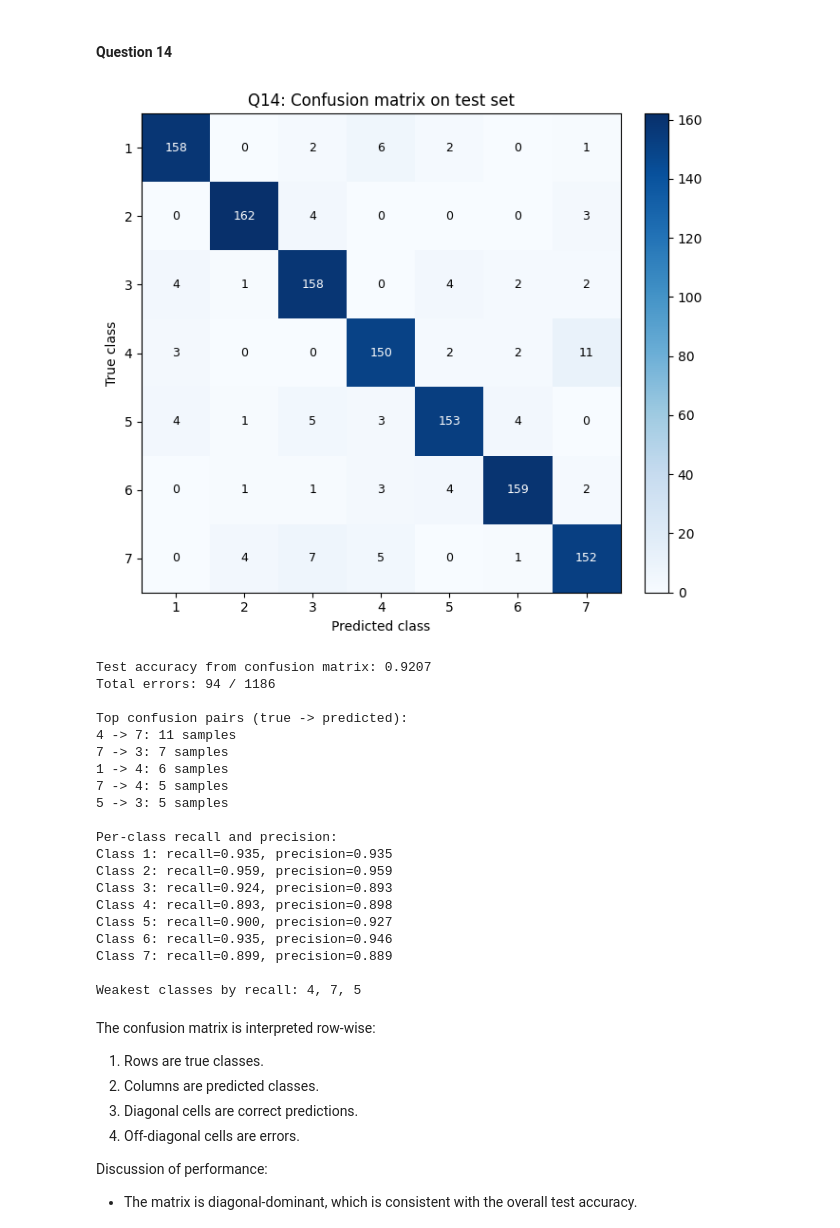
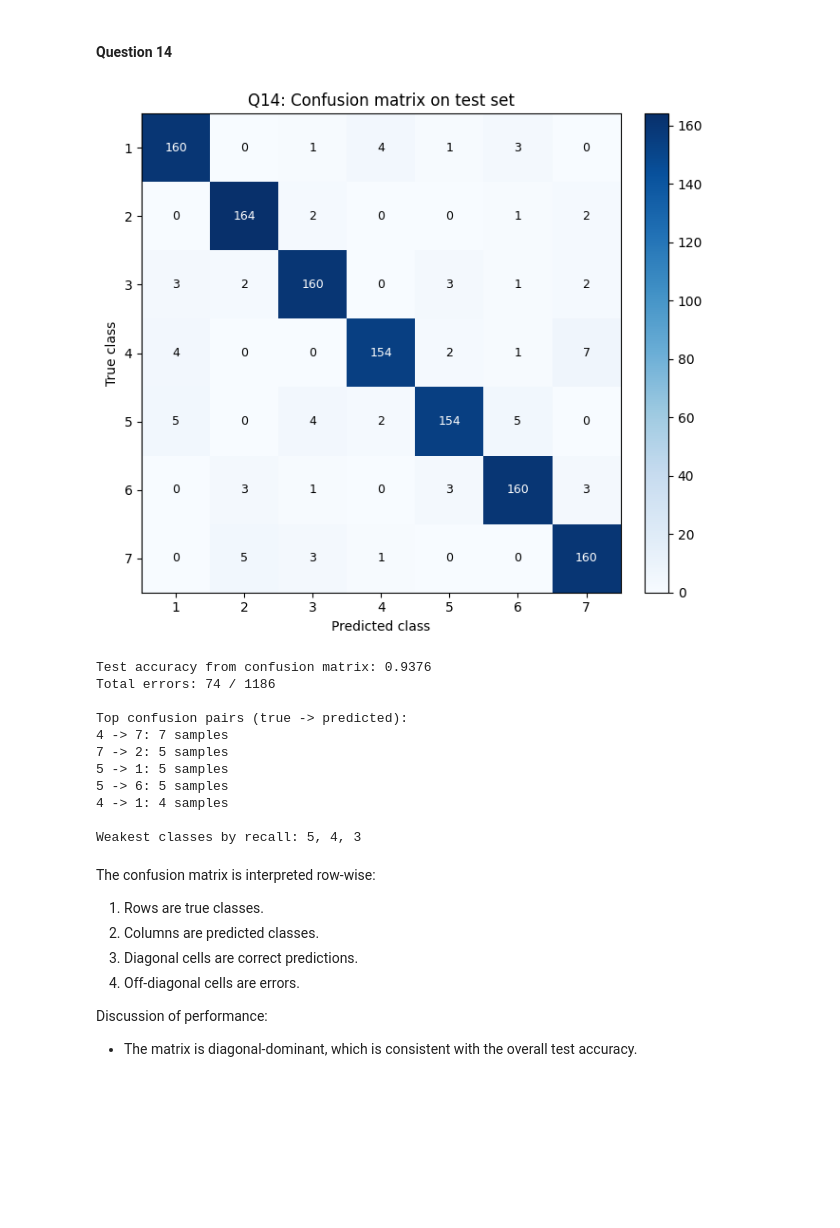
Before and after one commit to Pavel-77-ro/ANN-Assignment, a Jupyter notebook: src/Main.ipynb, the cells around one changed output. Saved outputs shown, nothing was run; the diff lists cells and outputs as text; code cells hidden in the pictures; blank space fills up the shorter version.

```diff
--- a/src/Main.ipynb
+++ b/src/Main.ipynb
@@ -807,0 +824,10 @@ _Put your code blocks above (if any) and write your answer here._
+# %%
+#helper for standardization
+def standardize_train_val(X_train, X_val):
+    mean = np.mean(X_train, axis=0)
+    sigma = np.std(X_train, axis=0) + 1e-12
+
+    X_train_n = (X_train - mean) / sigma
+    X_val_n = (X_val - mean) / sigma
+
+    return X_train_n, X_val_n
@@ -818,30 +1046,15 @@ _Put your code blocks above (if any) and write your answer here._
 
 #### Question 13
 # %%
-# Q13 code: final evaluation on validation and test sets
-# If Q12 defines a better architecture, set q12_best_architecture = [...] before running this cell.
-if "q10_results" in globals():
-    selected_init_name = max(q10_results.keys(), key=lambda k: q10_results[k]["mean_best_val_acc"])
-else:
-    selected_init_name = "He"
+#Extract the best initialization method from Q10 results to use in Q13 evaluation, based on mean best validation accuracy across runs
+selected_init_name = max(q10_results.keys(), key=lambda k: q10_results[k]["mean_best_val_acc"])
 
 default_init_map = {"Xavier": 0, "Random": 1, "He": 2}
-if "init_code" in globals():
-    selected_init_code = int(init_code.get(selected_init_name, default_init_map[selected_init_name]))
-else:
-    selected_init_code = default_init_map[selected_init_name]
+selected_init_code = int(init_code.get(selected_init_name, default_init_map[selected_init_name]))
 
-if "run_config" in globals() and selected_init_name in run_config and len(run_config[selected_init_name]) > 0:
-    selected_seed = int(run_config[selected_init_name][0])
-else:
-    selected_seed = int(seed)
+selected_seed = seed
+selected_hidden = q12_best_architecture
 
-if "q12_best_architecture" in globals():
-    selected_hidden = list(q12_best_architecture)
-elif "best_architecture" in globals():
-    selected_hidden = list(best_architecture)
-else:
-    selected_hidden = [12, 8]
 
 eval_model = build_network(
     selected_hidden,
@@ -909,9 +1122,6 @@ Interpretation:
 # %% [markdown]
 #### Question 14
 # %%
-# Q14 code: confusion matrix on test set
-if "eval_model" not in globals():
-    raise RuntimeError("Run the Q13 code cell first so eval_model is available.")
 
 q14_true = test_labels.astype(int)
 q14_pred = np.argmax(eval_model.forward(test_features), axis=1) + 1
@@ -964,60 +1174,46 @@ q14_recall = np.diag(q14_confusion) / np.maximum(row_totals.ravel(), 1)
 q14_precision = np.diag(q14_confusion) / np.maximum(col_totals.ravel(), 1)
 
 off_diag = q14_confusion.copy()
 np.fill_diagonal(off_diag, 0)
 q14_total_errors = int(off_diag.sum())
 
 pairs = []
 for i in range(label_count):
     for j in range(label_count):
         if i != j and q14_confusion[i, j] > 0:
             pairs.append((int(q14_confusion[i, j]), float(q14_confusion_norm[i, j]), i + 1, j + 1))
 
 pairs.sort(key=lambda x: (x[0], x[1]), reverse=True)
 q14_top_pairs = pairs[:5]
 
 weakest_classes = np.argsort(q14_recall)[:3] + 1
 
 print(f"Test accuracy from confusion matrix: {q14_accuracy:.4f}")
 print(f"Total errors: {q14_total_errors} / {q14_total}")
 
 print("\nTop confusion pairs (true -> predicted):")
 if len(q14_top_pairs) == 0:
     print("No off-diagonal errors found.")
 else:
     for count, rate, t, p in q14_top_pairs:
         print(f"{t} -> {p}: {count} samples")
 
-print("\nPer-class recall and precision:")
-for cls in range(1, label_count + 1):
-    print(
-        f"Class {cls}: recall={q14_recall[cls-1]:.3f}, "
-        f"precision={q14_precision[cls-1]:.3f}"
-    )
+
 
 print("\nWeakest classes by recall:", ', '.join(str(int(c)) for c in weakest_classes))
 # %% [output]
-[figure, old version]
+[figure, new version]
-Test accuracy from confusion matrix: 0.9207
-Total errors: 94 / 1186
+Test accuracy from confusion matrix: 0.9376
+Total errors: 74 / 1186
 
 Top confusion pairs (true -> predicted):
-4 -> 7: 11 samples
-7 -> 3: 7 samples
-1 -> 4: 6 samples
-7 -> 4: 5 samples
-5 -> 3: 5 samples
+4 -> 7: 7 samples
+7 -> 2: 5 samples
+5 -> 1: 5 samples
+5 -> 6: 5 samples
+4 -> 1: 4 samples
 
-Per-class recall and precision:
-Class 1: recall=0.935, precision=0.935
-Class 2: recall=0.959, precision=0.959
-Class 3: recall=0.924, precision=0.893
-Class 4: recall=0.893, precision=0.898
-Class 5: recall=0.900, precision=0.927
-Class 6: recall=0.935, precision=0.946
-Class 7: recall=0.899, precision=0.889
-
-Weakest classes by recall: 4, 7, 5
+Weakest classes by recall: 5, 4, 3
 # %% [markdown]
 The confusion matrix is interpreted row-wise:
 
```
Also changed, not shown: parts of 17 cells of this notebook.
